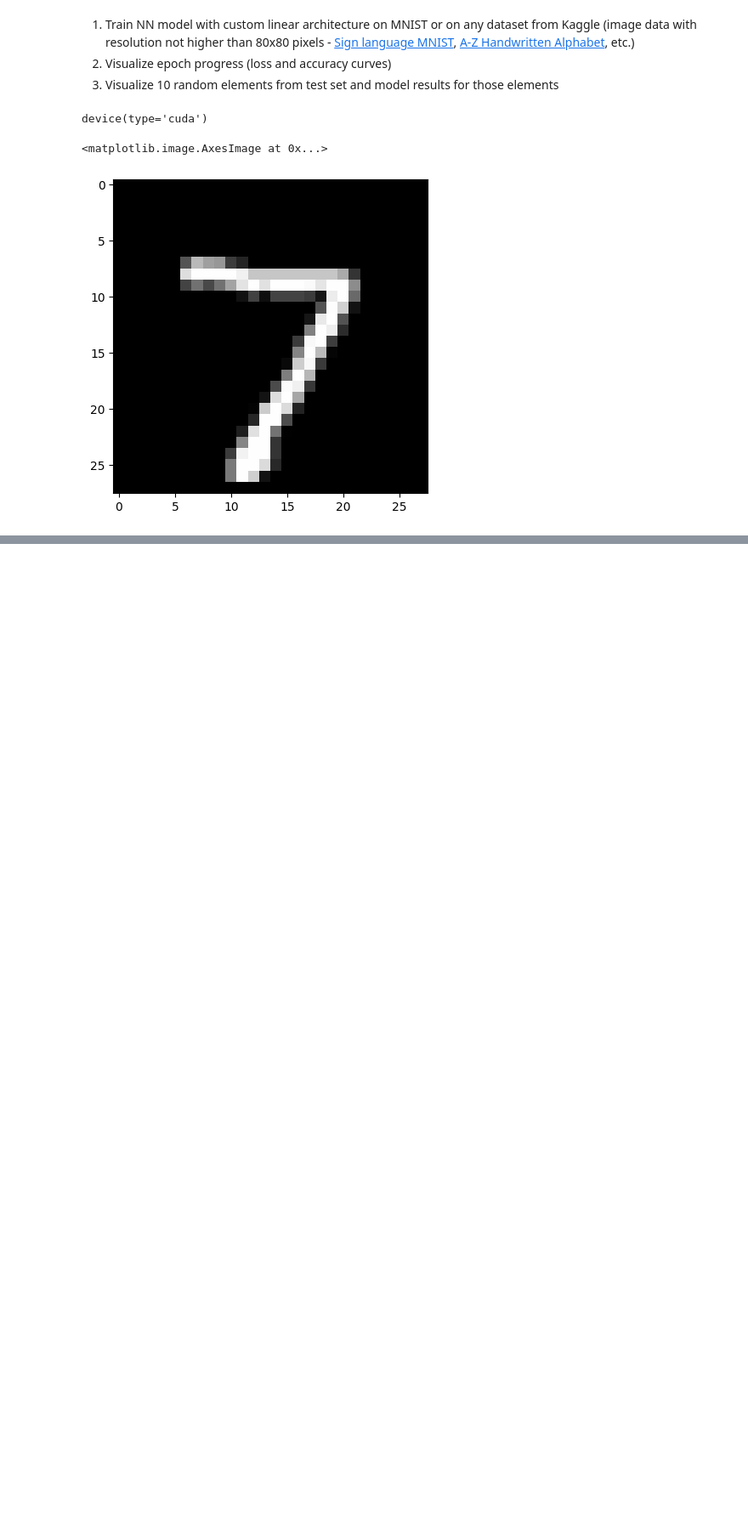
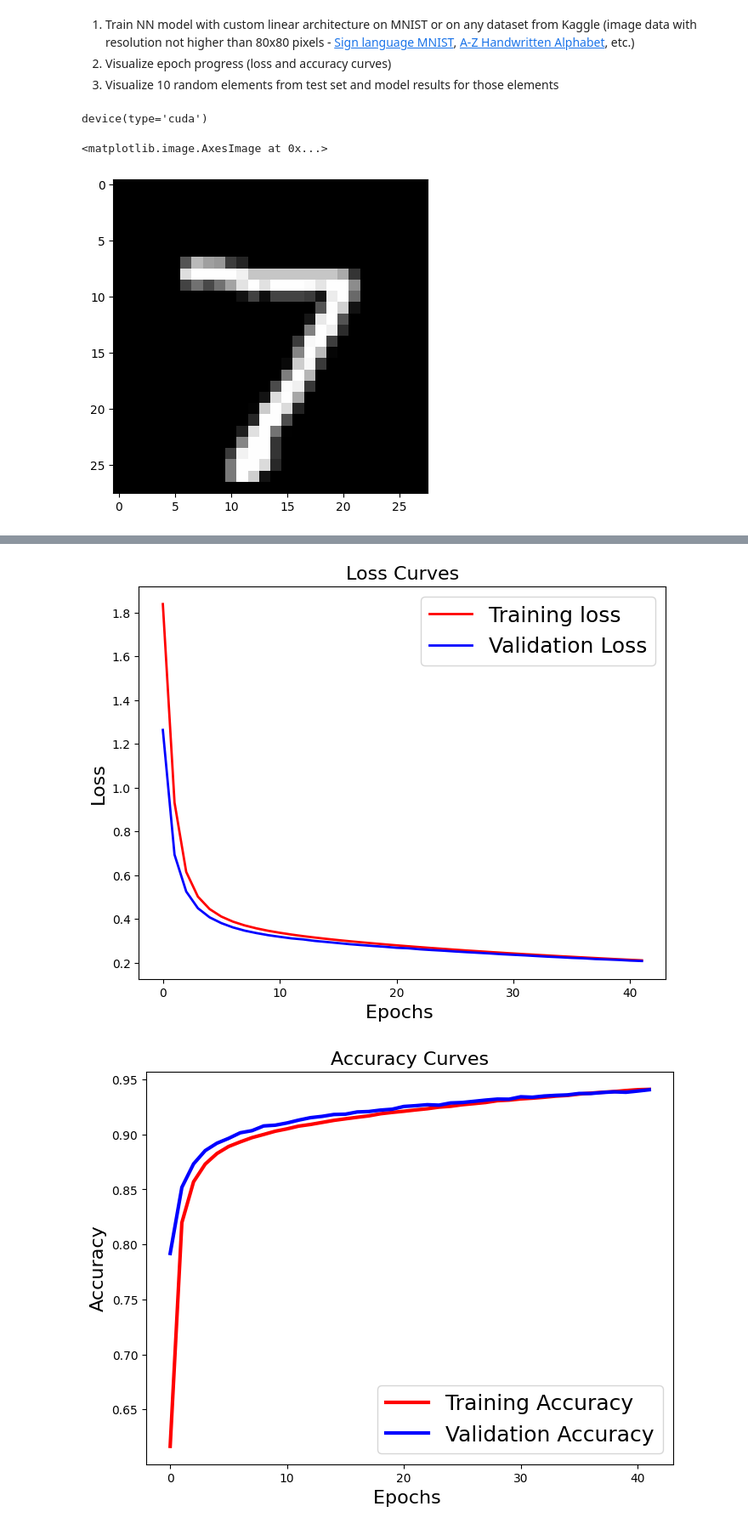
Before and after one commit to VladyslavFS/data-camp-hometasks, a Jupyter notebook: lesson_24/homework.ipynb, the cells around one changed output, grey strips where cells are left out. Shown: that part at 85% size. Drawn from its saved outputs; the diff is of its cells as text; code cells hidden in the pictures; blank space fills up the shorter version.

```diff
--- a/lesson_24/homework.ipynb
+++ b/lesson_24/homework.ipynb
@@ -146,0 +263,5 @@ Test Error:
+# %%
+plot_loss_and_accuracy(history1)
+# %% [output]
+[figure, added]
+[figure, added]
```
Also changed, not shown: parts of 17 cells of this notebook.
